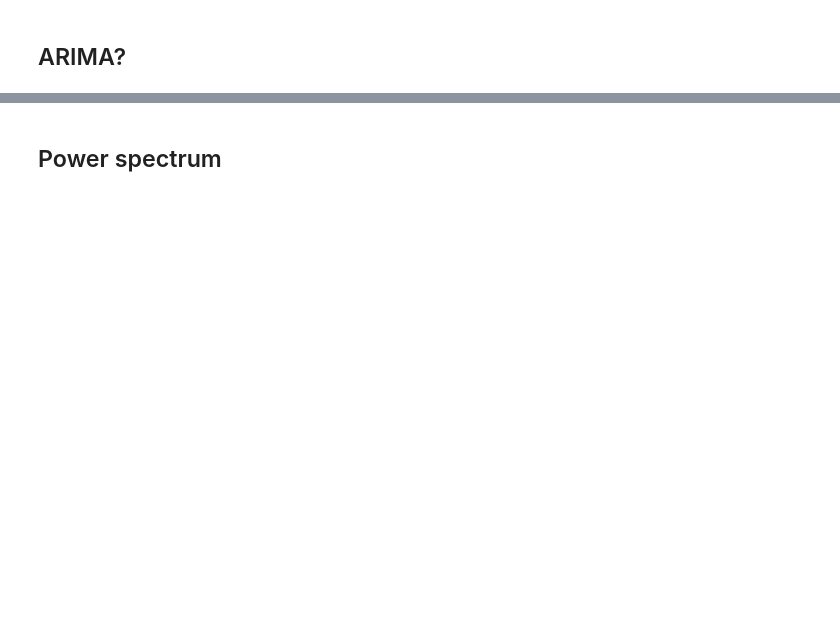
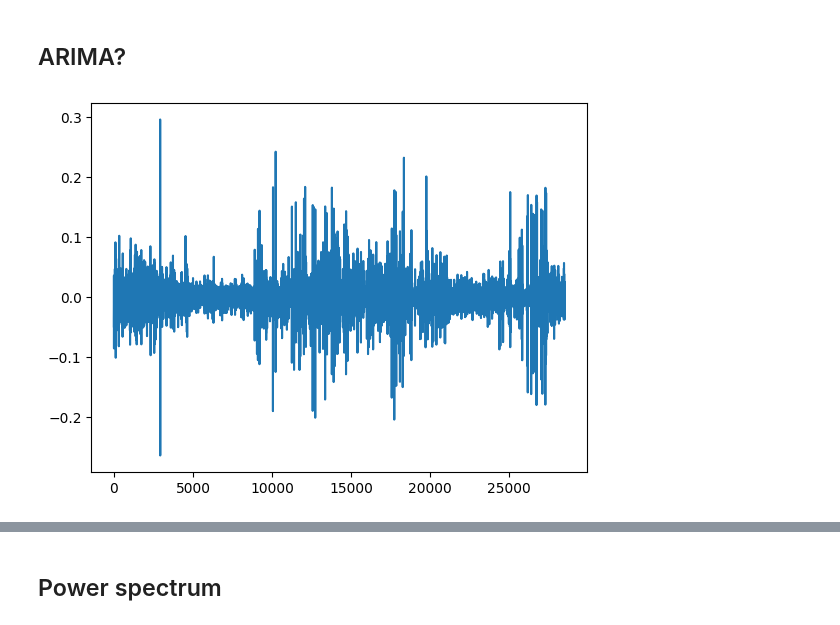
Before and after one commit to TheBjorn98/ham, a Jupyter notebook: Timeseries/sonic_log_reconstr.ipynb, the cells around one changed output, grey strips where cells are left out. Cells and saved outputs as stored; diff of their text form; code cells hidden in the pictures; blank space fills up the shorter version.

```diff
--- a/Timeseries/sonic_log_reconstr.ipynb
+++ b/Timeseries/sonic_log_reconstr.ipynb
@@ -198,8 +299,16 @@ plt.legend(); plt.show()
 # %% [markdown]
 ## ARIMA?
 # %%
-dtc_diffed = np.diff(Y.DTC)
-plt.plot(dtc_diffed)
+y = Y.DTC
+log_y = np.log(y)
+y_diff = np.diff(log_y)
+
+plt.plot(y_diff)
+dtc_diffed = y_diff
+# dtc_diffed = np.diff(Y.DTC)
+# plt.plot(dtc_diffed)
+# %% [output]
+[figure, added]
 # %%
 dfa_diffed_dtc = detrended_fluctuation_analysis(dtc_diffed, scales)
 dtc_diffed_log_F = np.log(dfa_diffed_dtc)
```
Also changed, not shown: parts of 76 cells of this notebook, 1 other file.
